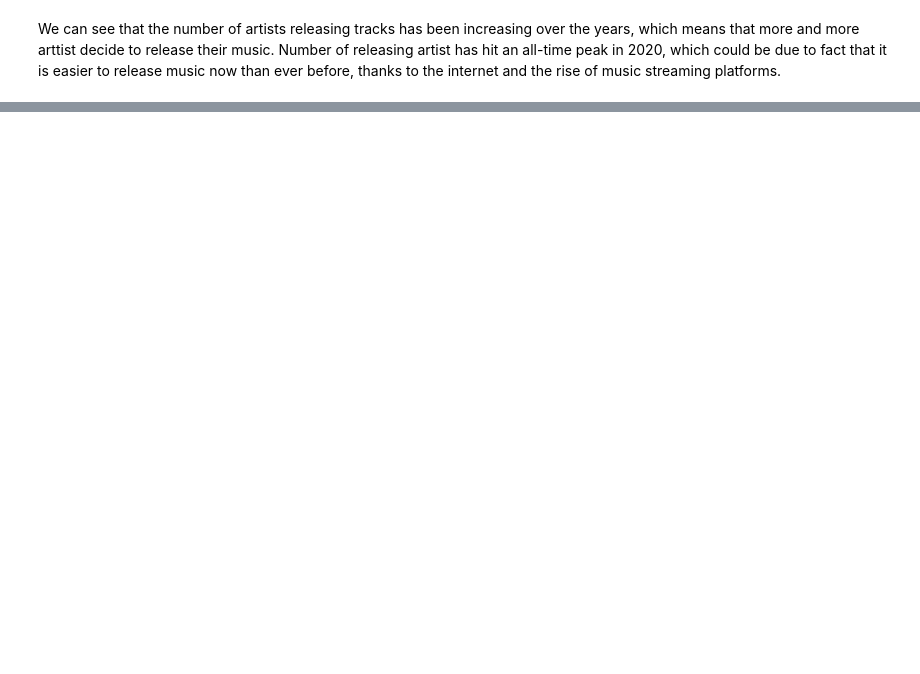
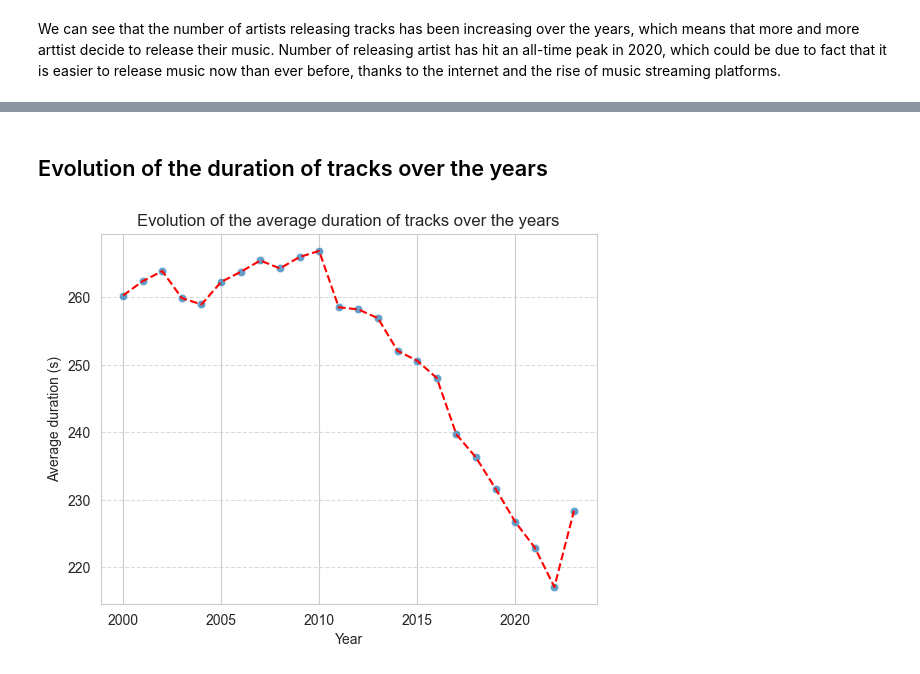
Before and after one commit to VMoskov/Spotify-analysis, a Jupyter notebook: reports/spotify_analysis.ipynb, the cells around one changed output, grey strips where cells are left out. Cells and saved outputs as stored; diff of their text form; code cells hidden in the pictures; blank space fills up the shorter version.

Commit message:
added popularity and years analysis

```diff
--- a/reports/spotify_analysis.ipynb
+++ b/reports/spotify_analysis.ipynb
@@ -201,0 +249,16 @@ We can see that the number of artists releasing tracks has been increasing over
+# %% [markdown]
+## Evolution of the duration of tracks over the years
+# %%
+duration_per_year = dataset.groupby('year')['duration_s'].mean().reset_index(name='average_duration')
+
+sns.scatterplot(x='year', y='average_duration', data=duration_per_year, alpha=0.7)
+smoothed = lowess(duration_per_year['average_duration'], duration_per_year['year'], frac=0.1)
+smoothed_x, smoothed_y = smoothed.T
+plt.plot(smoothed_x, smoothed_y, 'r--')
+plt.title('Evolution of the average duration of tracks over the years')
+plt.xlabel('Year')
+plt.ylabel('Average duration (s)')
+plt.grid(axis='y', linestyle='--', alpha=0.7)
+plt.show()
+# %% [output]
+[figure, added]
```
Also changed, not shown: parts of 34 cells of this notebook.
